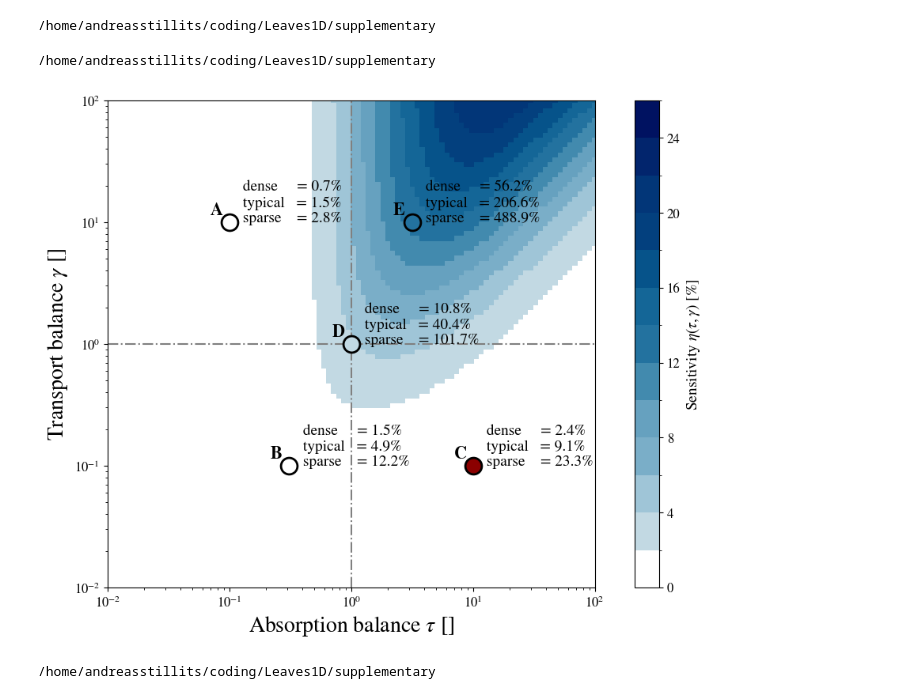
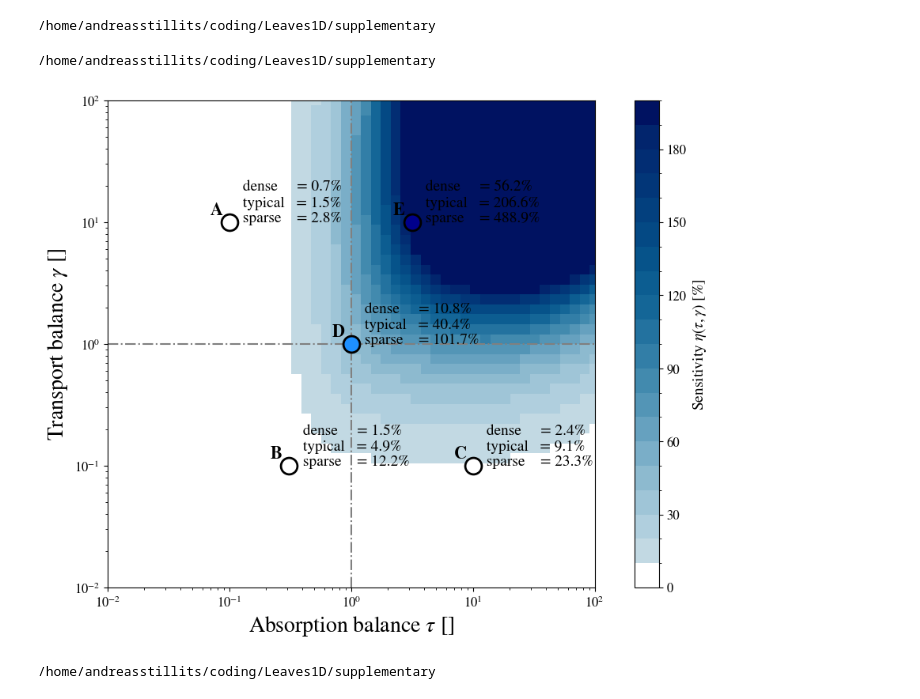
Before and after one commit to andreas-stillits/CarbonFixationModel1D, a Jupyter notebook: supplementary/notebooks/threedim.ipynb, the cells around one changed output. Saved outputs shown, nothing was run; the diff lists cells and outputs as text; code cells hidden in the pictures.

```diff
--- a/supplementary/notebooks/threedim.ipynb
+++ b/supplementary/notebooks/threedim.ipynb
@@ -24,7 +24,7 @@ def show_mesh(filename: str) -> None:
 
 import numpy as np
 import matplotlib.pyplot as plt
-from codebase.utils.plotfunctions import plot_sensitivity_map, get_blue_cmap, set_standard_layout
+from codebase.utils.plotfunctions import plot_sensitivity_map, set_standard_layout
 from codebase.utils.constants import Cases
 from codebase.utils import paths
 
@@ -41,43 +41,42 @@ def get_rel_diff_for_case(case: str) -> list[float]:
 def plot_threedim_comparison_map(filename: str = "figures/comparison_1D_to_3D.svg"):
     set_standard_layout()
     fig, ax = plt.subplots(figsize=(13, 8))
-    im = plot_sensitivity_map("files/nonlinear_sensitivities/sensitivities_mu0.00_.txt", ax=ax)
+    im = plot_sensitivity_map("files/lateral_scanning/fine_grained/typical_3Dv1D_error.txt", bounds = (0, 200, 21), ax=ax)
     cbar = plt.colorbar(im, ax=ax)
     cbar.set_label(r'Sensitivity $\eta(\tau, \gamma)$ [%]')
     ax.set_xlabel(r'Absorption balance $\tau$ []', fontsize=20)
     ax.set_ylabel(r'Transport balance $\gamma$ []', fontsize=20)
     # place circles for cases A - E
     cases = Cases()
     labels = ["A", "B", "C", "D", "E"]
     circles = []
     for label in labels:
         tau, gamma, chi_ = cases.get_case_params(label)
         circles.append((tau, gamma))
     # plot circles
-    cmap, norm = get_blue_cmap((0, 26, 14))
-    colors = ['white', 'white', 'darkred', cmap(norm(3)), cmap(norm(12))]
+    colors = ['white', 'white', 'white', "dodgerblue", "darkblue"]
     for label, color, (tau, gamma) in zip(labels, colors, circles):
         ax.plot(tau, gamma, marker='o', markersize=15, markeredgecolor='black', markeredgewidth=2, markerfacecolor=color)
         ax.text(tau*0.70, gamma*1.15, label, color='black', fontsize=16, fontweight='bold')
 
     def _assign_info(case: str, loc: list[float] = [1.20, 1.0]) -> None:
         tau, gamma, chi_ = cases.get_case_params(case)
         low_, typical_, high_ = get_rel_diff_for_case(case)
         ax.text(tau*loc[0], gamma*loc[1], f' dense     = {100*low_:.1f}% \n typical   = {100*typical_:.1f}% \n sparse    = {100*high_:.1f}%', color='black', fontsize=14)
 
     _assign_info("A")
     _assign_info("B")
     _assign_info("C")
     _assign_info("D")
     _assign_info("E")
-    plt.savefig(filename)
-    plt.savefig(filename.replace(".svg", ".jpg"), dpi=900)
+    # plt.savefig(filename)
+    # plt.savefig(filename.replace(".svg", ".jpg"), dpi=900)
     plt.show()
 
 plot_threedim_comparison_map()
 # %% [output]
 /home/andreasstillits/coding/Leaves1D/supplementary
-[figure, old version]
+[figure, new version]
 # %%
 %cd /home/andreasstillits/coding/Leaves1D/supplementary
 
```
Also changed, not shown: parts of 1 cell of this notebook, 4 other files.
